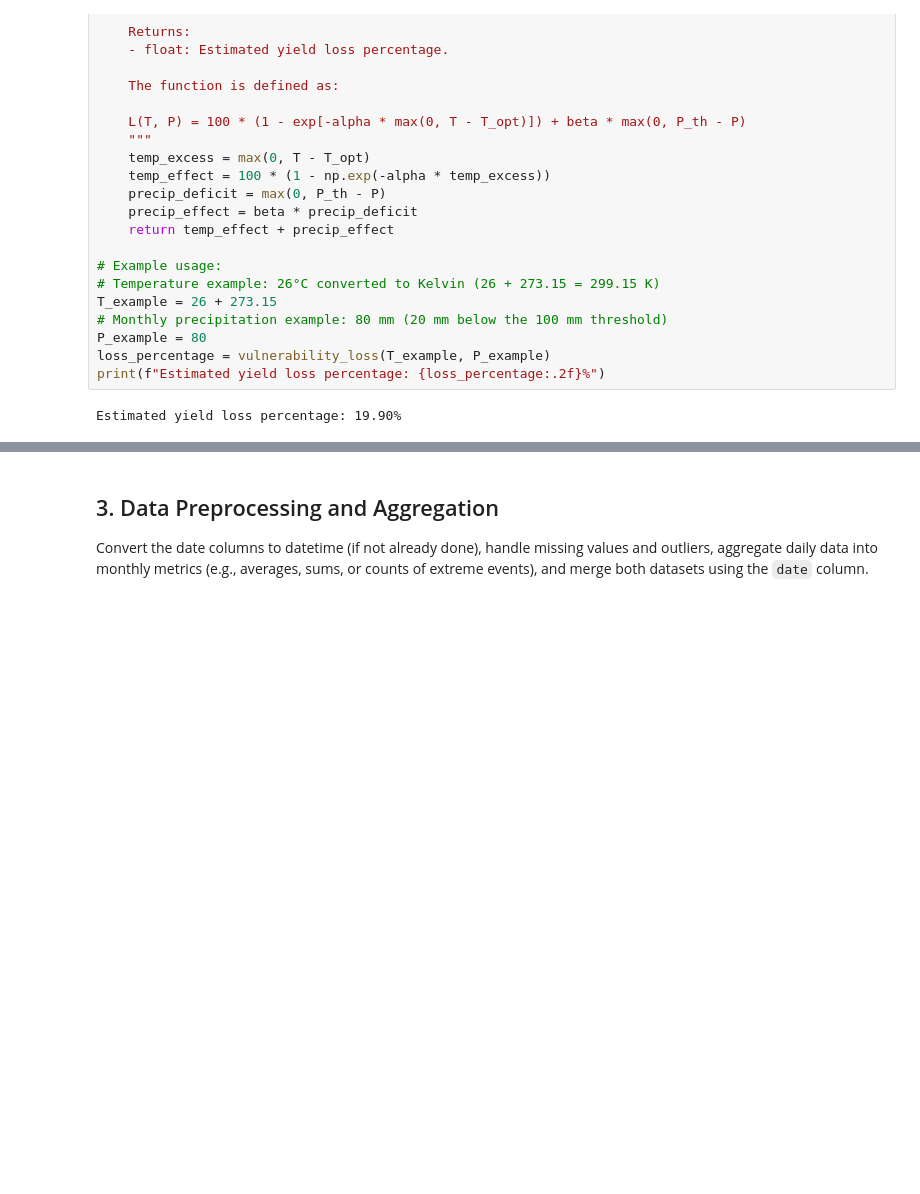
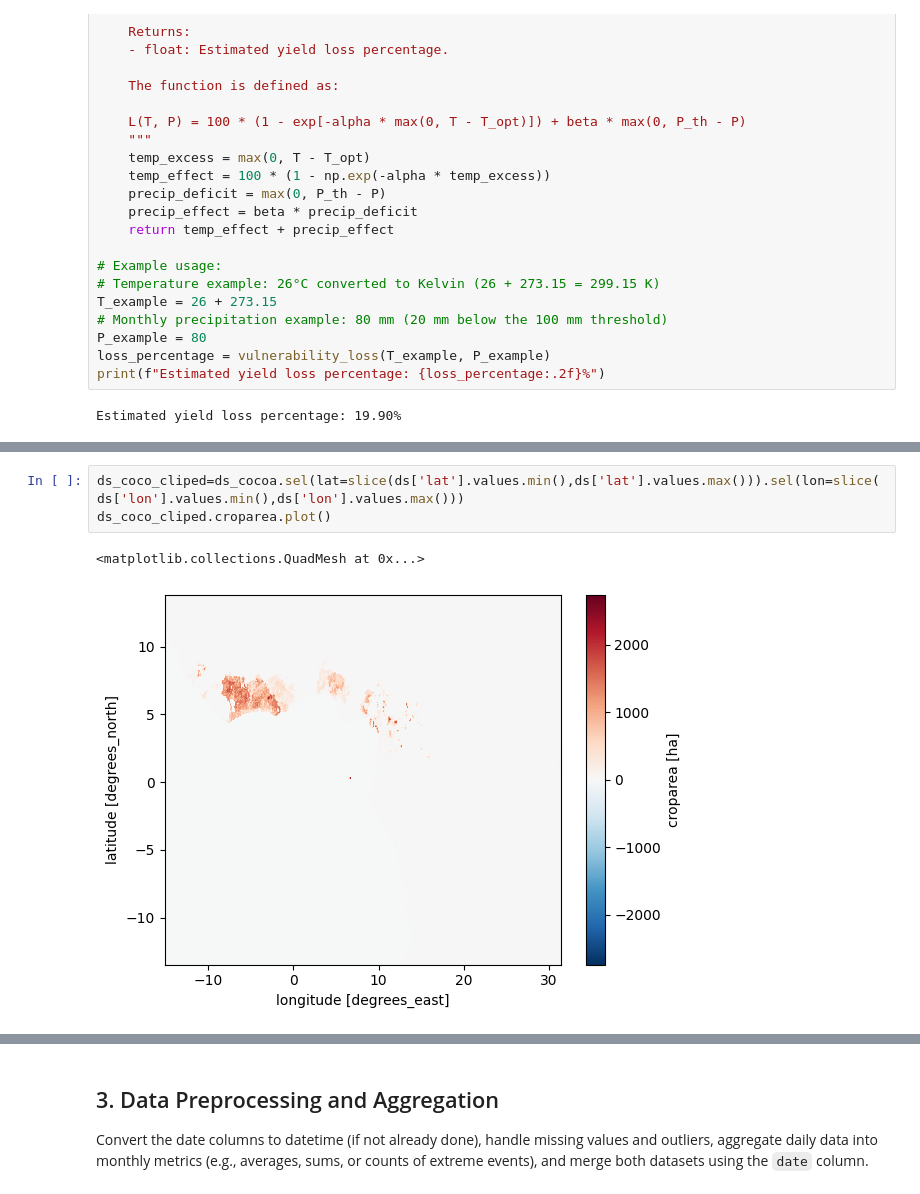
Before and after one commit to carsanmilcar/crop_analysis, a Jupyter notebook: nb.ipynb, the cells around one changed output, grey strips where cells are left out. Saved outputs shown, nothing was run; the diff lists cells and outputs as text; blank space fills up the shorter version.

```diff
--- a/nb.ipynb
+++ b/nb.ipynb
@@ -481,0 +689,6 @@ ds.vulnerability.isel(valid_time=240).plot()
+# %%
+ds_coco_cliped=ds_cocoa.sel(lat=slice(ds['lat'].values.min(),ds['lat'].values.max())).sel(lon=slice(ds['lon'].values.min(),ds['lon'].values.max()))
+ds_coco_cliped.croparea.plot()
+# %% [output]
+<matplotlib.collections.QuadMesh at 0x...>
+[figure, added]
```
Also changed, not shown: parts of 20 cells of this notebook, 11 other files.
